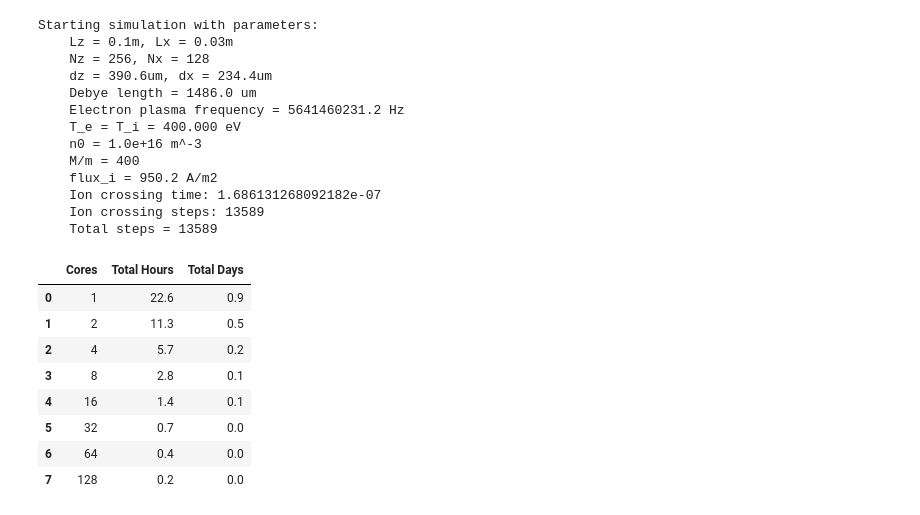
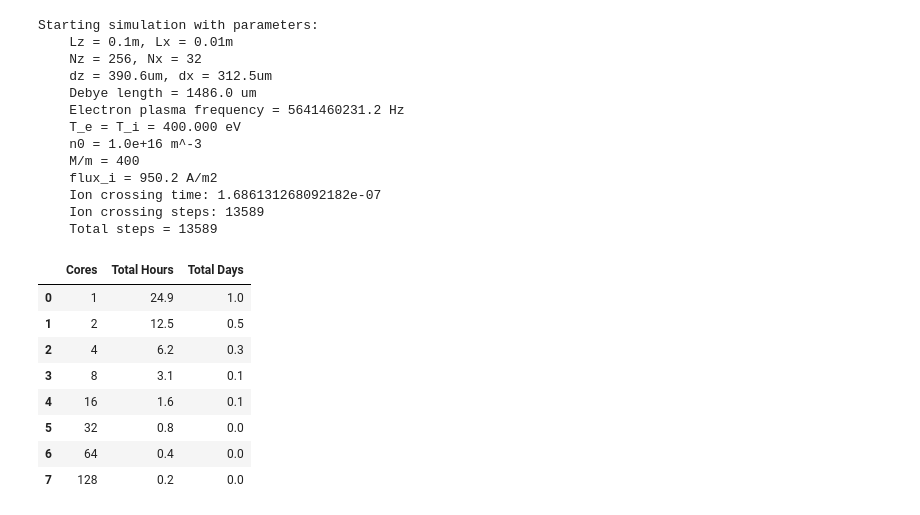
Before and after one commit to HuntFeng/magnetic-nozzle-warpx, a Jupyter notebook: parameters_tuning.ipynb, the cells around one changed output. Saved outputs shown, nothing was run; the diff lists cells and outputs as text; code cells hidden in the pictures.

```diff
--- a/parameters_tuning.ipynb
+++ b/parameters_tuning.ipynb
@@ -10,15 +10,15 @@ class MagneticMirror2D(object):
     #######################################################################
 
     # domain size in meter
-    Lx = 3e-2 # r direction
+    Lx = 1e-2 # r direction
     Lz = 1e-1
 
     # spatial resolution in number of cells
-    Nx = 128
+    Nx = 32
     Nz = 256
 
     # mirror ratio
-    R = 5.0
+    R = 10.0
     B_max = 30.0  # T
 
     # use a reduced ion mass for faster simulations
@@ -83,15 +83,11 @@ class MagneticMirror2D(object):
         print(f"    Ion crossing steps: {ion_crossing_time / self.dt:.0f}")
         print(f"    Total steps = {self.total_steps}")
 mirror = MagneticMirror2D()
-
-num_cores = 2**np.arange(8)
-total_time = np.round(mirror.total_steps * 6 / num_cores / 3600, 1) # in hours
-pd.DataFrame({"Cores": num_cores, "Total Hours": total_time, "Total Days": np.round(total_time/24,1)})
 # %% [output]
 Starting simulation with parameters:
-    Lz = 0.1m, Lx = 0.03m
-    Nz = 256, Nx = 128
-    dz = 390.6um, dx = 234.4um
+    Lz = 0.1m, Lx = 0.01m
+    Nz = 256, Nx = 32
+    dz = 390.6um, dx = 312.5um
     Debye length = 1486.0 um
     Electron plasma frequency = 5641460231.2 Hz
     T_e = T_i = 400.000 eV
@@ -101,12 +97,19 @@ Starting simulation with parameters:
     Ion crossing time: 1.686131268092182e-07
     Ion crossing steps: 13589
     Total steps = 13589
-|  | Cores | Total Hours | Total Days |
-| 0 | 1 | 22.6 | 0.9 |
-| 1 | 2 | 11.3 | 0.5 |
-| 2 | 4 | 5.7 | 0.2 |
-| 3 | 8 | 2.8 | 0.1 |
-| 4 | 16 | 1.4 | 0.1 |
-| 5 | 32 | 0.7 | 0.0 |
-| 6 | 64 | 0.4 | 0.0 |
-| 7 | 128 | 0.2 | 0.0 |
+# %%
+num_cores = 2**np.arange(8)
+time_per_step_growing_rate = (1 - 0.03)/1000 # in 1000 steps, it grows from 0.03 to 1
+time_per_step = np.linspace(0.03, mirror.total_steps*time_per_step_growing_rate, mirror.total_steps)
+total_time = np.round(time_per_step.sum() / num_cores / 3600, 1) # in hours
+pd.DataFrame({"Cores": num_cores, "Total Hours": total_time, "Total Days": np.round(total_time/24,1)})
+# %% [output]
+|  | Cores | Total Hours | Total Days |
+| 0 | 1 | 24.9 | 1.0 |
+| 1 | 2 | 12.5 | 0.5 |
+| 2 | 4 | 6.2 | 0.3 |
+| 3 | 8 | 3.1 | 0.1 |
+| 4 | 16 | 1.6 | 0.1 |
+| 5 | 32 | 0.8 | 0.0 |
+| 6 | 64 | 0.4 | 0.0 |
+| 7 | 128 | 0.2 | 0.0 |
```
Also changed, not shown: 9 other files.
